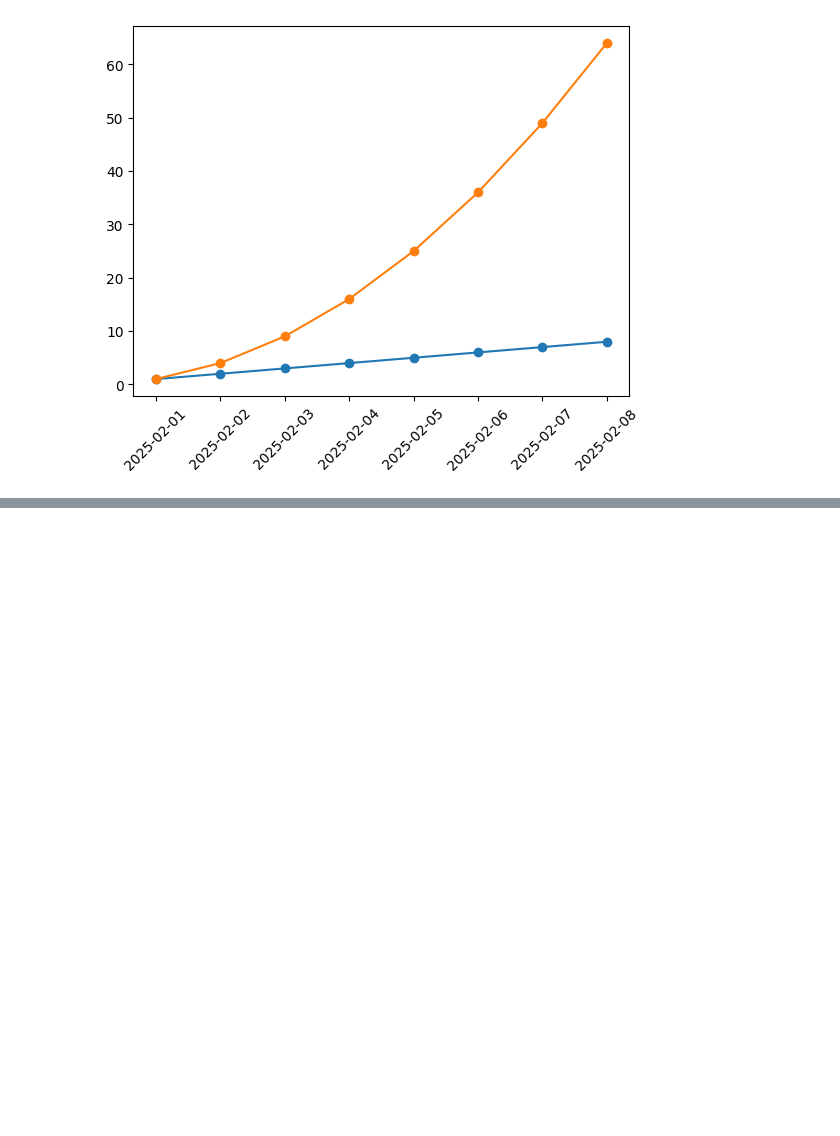
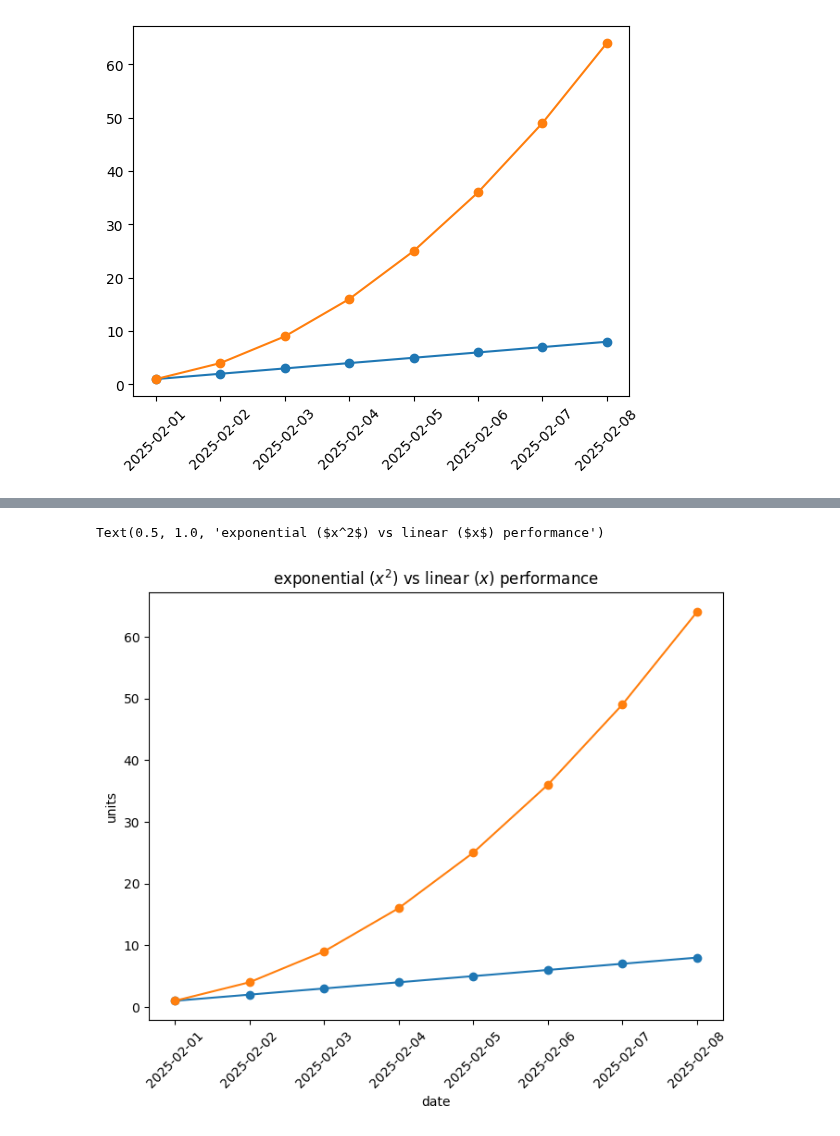
Before and after one commit to Zainab-Ayoub/dataScienceProblems, a Jupyter notebook: linePlots.ipynb, the cells around one changed output, grey strips where cells are left out. Cells and saved outputs as stored; diff of their text form; code cells hidden in the pictures; blank space fills up the shorter version.

Commit message:
figsize

```diff
--- a/linePlots.ipynb
+++ b/linePlots.ipynb
@@ -61,0 +78,18 @@ for item in x.get_ticklabels():
+# %%
+plt.figure(figsize=(8,6))
+
+observation_dates = np.arange('2025-02-01', '2025-02-09', dtype='datetime64[D]')
+plt.plot(observation_dates, linear_data, '-o', observation_dates, exponential_data, '-o')
+
+x = plt.gca().xaxis
+
+for item in x.get_ticklabels():
+    item.set_rotation(45)
+
+ax = plt.gca()
+ax.set_xlabel('date')
+ax.set_ylabel('units')
+ax.set_title('exponential ($x^2$) vs linear ($x$) performance')
+# %% [output]
+Text(0.5, 1.0, 'exponential ($x^2$) vs linear ($x$) performance')
+[figure, added]
```
Also changed, not shown: parts of 1 cell of this notebook.
